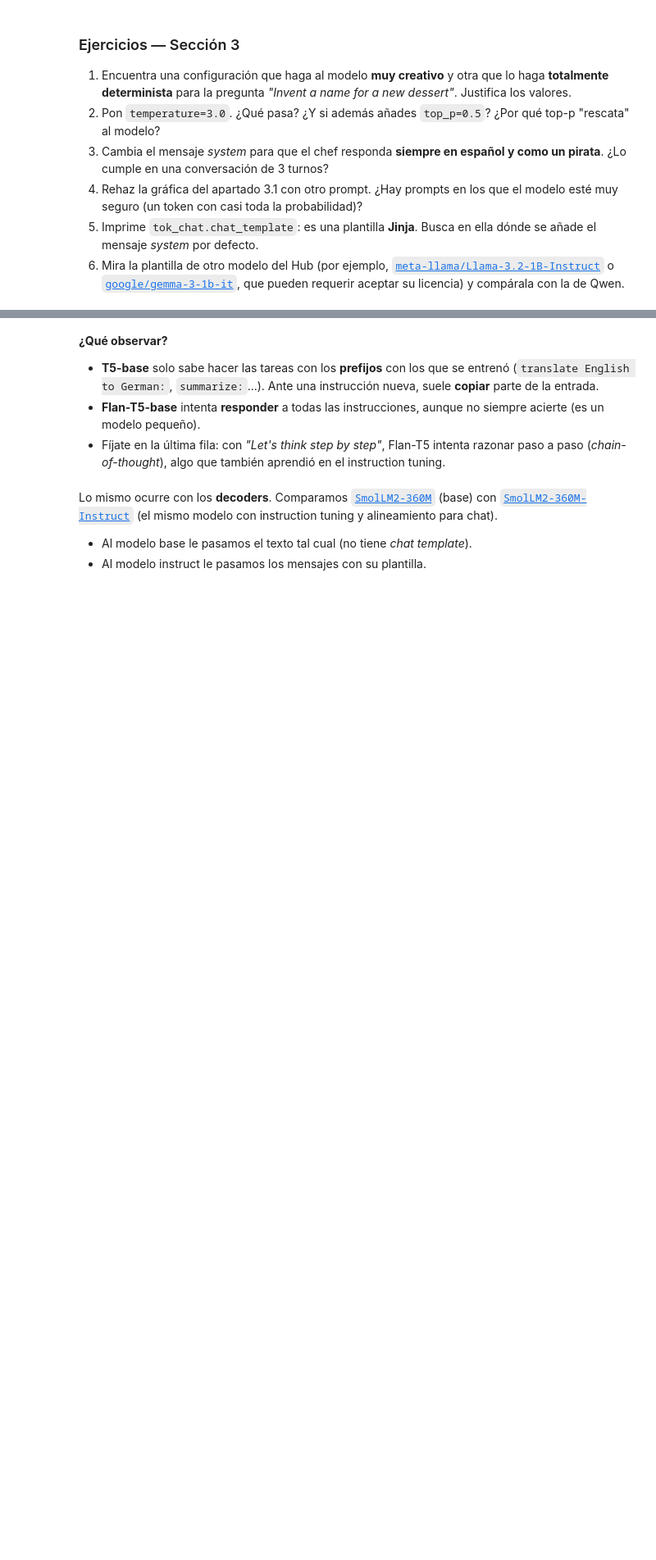
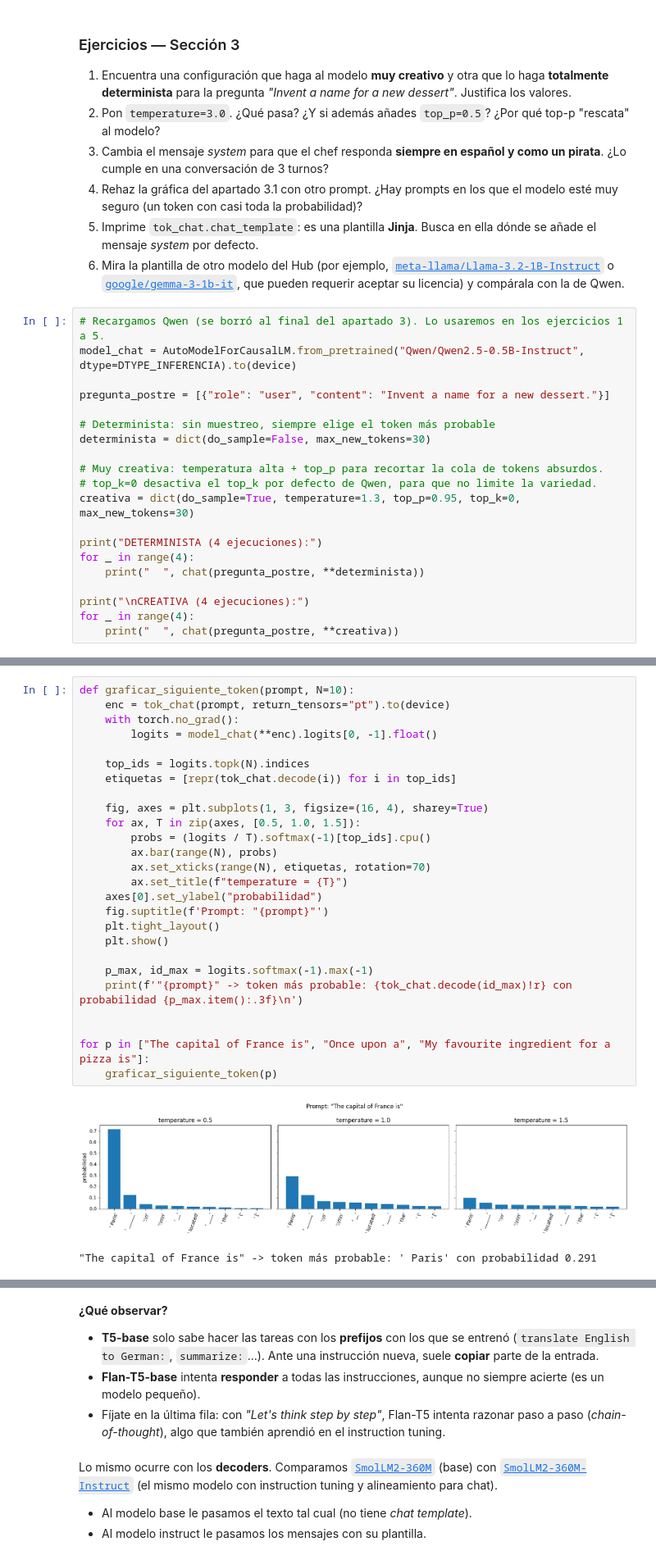
Before and after one commit to ai-somorrostro/reto_1_1-2627-llm_introduction, a Jupyter notebook: llm_fundamentos.ipynb, the cells around one changed output, grey strips where cells are left out. Shown at 82% size. Drawn from its saved outputs; the diff is of its cells as text; blank space fills up the shorter version.

Commit message:
Ejercicios de llm fundamentos Sendoa

```diff
--- a/llm_fundamentos.ipynb
+++ b/llm_fundamentos.ipynb
@@ -803,3 +1639,23 @@ liberar_memoria()
 4. Rehaz la gráfica del apartado 3.1 con otro prompt. ¿Hay prompts en los que el modelo esté muy seguro (un token con casi toda la probabilidad)?
 5. Imprime `tok_chat.chat_template`: es una plantilla **Jinja**. Busca en ella dónde se añade el mensaje *system* por defecto.
 6. Mira la plantilla de otro modelo del Hub (por ejemplo, [`meta-llama/Llama-3.2-1B-Instruct`](https://huggingface.co/meta-llama/Llama-3.2-1B-Instruct) o [`google/gemma-3-1b-it`](https://huggingface.co/google/gemma-3-1b-it), que pueden requerir aceptar su licencia) y compárala con la de Qwen.
+# %%
+# Recargamos Qwen (se borró al final del apartado 3). Lo usaremos en los ejercicios 1 a 5.
+model_chat = AutoModelForCausalLM.from_pretrained("Qwen/Qwen2.5-0.5B-Instruct", dtype=DTYPE_INFERENCIA).to(device)
+
+pregunta_postre = [{"role": "user", "content": "Invent a name for a new dessert."}]
+
+# Determinista: sin muestreo, siempre elige el token más probable
+determinista = dict(do_sample=False, max_new_tokens=30)
+
+# Muy creativa: temperatura alta + top_p para recortar la cola de tokens absurdos.
+# top_k=0 desactiva el top_k por defecto de Qwen, para que no limite la variedad.
+creativa = dict(do_sample=True, temperature=1.3, top_p=0.95, top_k=0, max_new_tokens=30)
+
+print("DETERMINISTA (4 ejecuciones):")
+for _ in range(4):
+    print("  ", chat(pregunta_postre, **determinista))
+
+print("\nCREATIVA (4 ejecuciones):")
+for _ in range(4):
+    print("  ", chat(pregunta_postre, **creativa))
@@ -805,0 +1763,29 @@ liberar_memoria()
+# %%
+def graficar_siguiente_token(prompt, N=10):
+    enc = tok_chat(prompt, return_tensors="pt").to(device)
+    with torch.no_grad():
+        logits = model_chat(**enc).logits[0, -1].float()
+
+    top_ids = logits.topk(N).indices
+    etiquetas = [repr(tok_chat.decode(i)) for i in top_ids]
+
+    fig, axes = plt.subplots(1, 3, figsize=(16, 4), sharey=True)
+    for ax, T in zip(axes, [0.5, 1.0, 1.5]):
+        probs = (logits / T).softmax(-1)[top_ids].cpu()
+        ax.bar(range(N), probs)
+        ax.set_xticks(range(N), etiquetas, rotation=70)
+        ax.set_title(f"temperature = {T}")
+    axes[0].set_ylabel("probabilidad")
+    fig.suptitle(f'Prompt: "{prompt}"')
+    plt.tight_layout()
+    plt.show()
+
+    p_max, id_max = logits.softmax(-1).max(-1)
+    print(f'"{prompt}" -> token más probable: {tok_chat.decode(id_max)!r} con probabilidad {p_max.item():.3f}\n')
+
+
+for p in ["The capital of France is", "Once upon a", "My favourite ingredient for a pizza is"]:
+    graficar_siguiente_token(p)
+# %% [output]
+[figure, added]
+"The capital of France is" -> token más probable: ' Paris' con probabilidad 0.291
```
Also changed, not shown: parts of 111 cells of this notebook.
